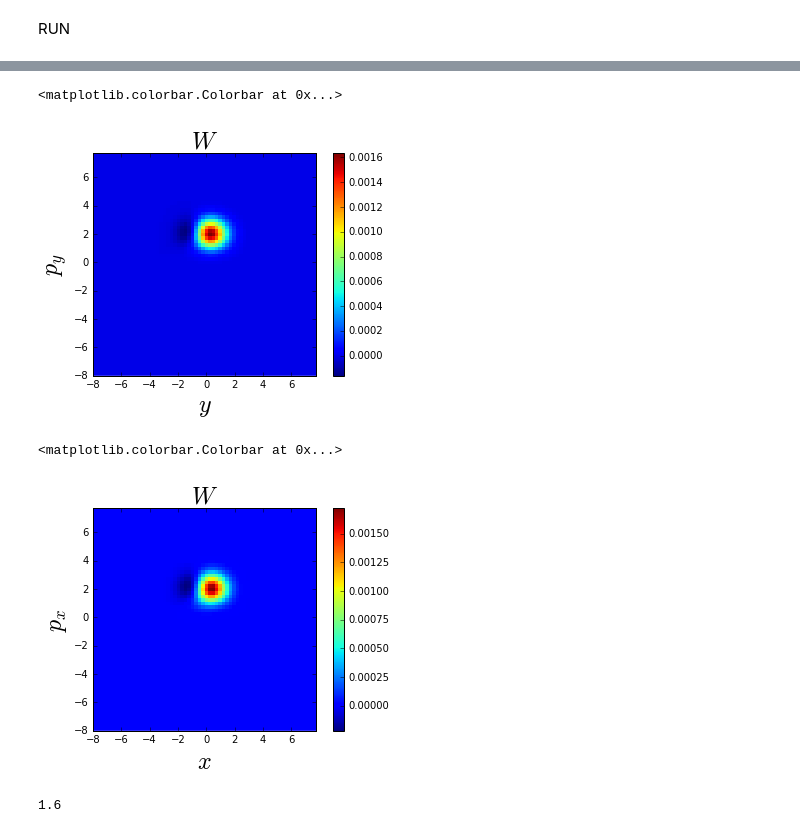
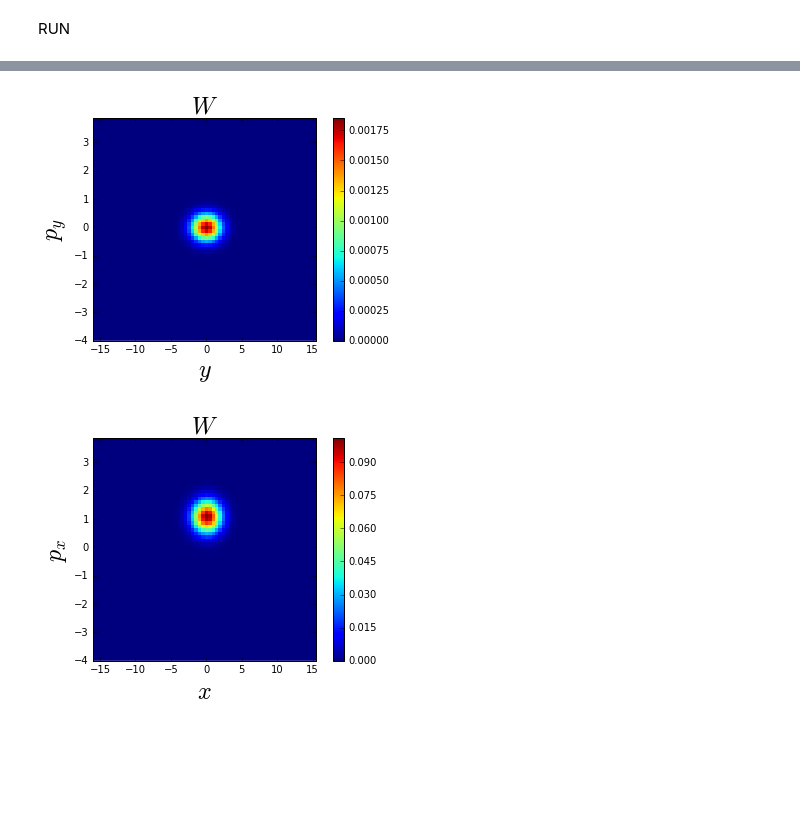
Before and after one commit to cabrer7/PyWignerCUDA2, a Jupyter notebook: instances/WignerDirac4D_64_64/Free.ipynb, the cells around one changed output, grey strips where cells are left out. Cells and saved outputs as stored; diff of their text form; code cells hidden in the pictures; blank space fills up the shorter version.

```diff
--- a/instances/WignerDirac4D_64_64/Free.ipynb
+++ b/instances/WignerDirac4D_64_64/Free.ipynb
@@ -33,19 +37,19 @@ class frame( GPU_WignerDirac4D ):
 
         self.skipFrames = 1
         self.dt         = 0.002
-        self.timeSteps  =   400
+        self.timeSteps  =   60
 
         # Phase space window
-        self.p_y_amplitude = 8.          #axis 0
-        self.y_amplitude   = 8.          #axis 1
-        self.p_x_amplitude = 8.         #axis 2
-        self.x_amplitude   = 8.        #axis 3
+        self.p_y_amplitude = 4.          #axis 0
+        self.y_amplitude   = 16.          #axis 1
+        self.p_x_amplitude = 4.         #axis 2
+        self.x_amplitude   = 16.        #axis 3
 
         # Ambiguity space window
-        self.theta_y_amplitude  = 10.     #axis 0
-        self.lambda_y_amplitude = 10.     #axis 1
-        self.theta_x_amplitude  = 10.    #axis 2
-        self.lambda_x_amplitude = 10.    #axis 3
+        self.theta_y_amplitude  = 20.     #axis 0
+        self.lambda_y_amplitude = 6.     #axis 1
+        self.theta_x_amplitude  = 22.    #axis 2
+        self.lambda_x_amplitude = 6.    #axis 3
 
         # Dynamics
         self.c       = 1.
@@ -80,11 +84,11 @@ class frame( GPU_WignerDirac4D ):
 
         x_mu    = 0.
         y_mu    = 0.
-        x_sigma = 1.
-        y_sigma = 1.
+        x_sigma = 2.
+        y_sigma = 2.
 
-        u_x = 2.
-        u_y = 2.
+        u_x = 1.
+        u_y = 0.
 
         self.WignerDiracGaussian_ParticleUp_GPU(
             self.W11_init_gpu,  self.W12_init_gpu,  self.W13_init_gpu,  self.W14_init_gpu,
@@ -116,11 +120,11 @@ class frame( GPU_WignerDirac4D ):
 
         x_mu    = 0.
         y_mu    = 0.
-        x_sigma = 1.
-        y_sigma = 1.
+        x_sigma = 2.
+        y_sigma = 2.
 
-        u_x = 2.
-        u_y = 2.
+        u_x = 1.
+        u_y = 0.
 
         self.WignerDiracGaussian_ParticleUp_GPU(
             self.W11_init_gpu,  self.W12_init_gpu,  self.W13_init_gpu,  self.W14_init_gpu,
@@ -290,26 +296,22 @@ plt.xlabel('$y$',**axis_font)
 plt.ylabel('$p_y$',**axis_font)
 
 plt.colorbar()
+plt.axes().set_aspect(4)
 # %% [output]
-<matplotlib.colorbar.Colorbar at 0x...>
-[figure, old version]
+[figure, new version]
 # %%
 # Phase space x
 plt.imshow( W[instance.gridDIM_y/2, instance.gridDIM_y/2, :, : ].real,
            extent=[-instance.x_amplitude , instance.x_amplitude-instance.dx,
                    -instance.p_x_amplitude, instance.p_x_amplitude-instance.dp_x] ,
            origin='lower', interpolation='none')
 
 axis_font = {'size':'24'}
 plt.title( '$W$' , **axis_font)
 plt.xlabel('$x$',**axis_font)
 plt.ylabel('$p_x$',**axis_font)
 
 plt.colorbar()
+plt.axes().set_aspect(4)
 # %% [output]
-<matplotlib.colorbar.Colorbar at 0x...>
-[figure, old version]
+[figure, new version]
-# %%
-instance.dt*instance.timeSteps*2
-# %% [output]
-1.6
```
Also changed, not shown: parts of 26 cells of this notebook.
